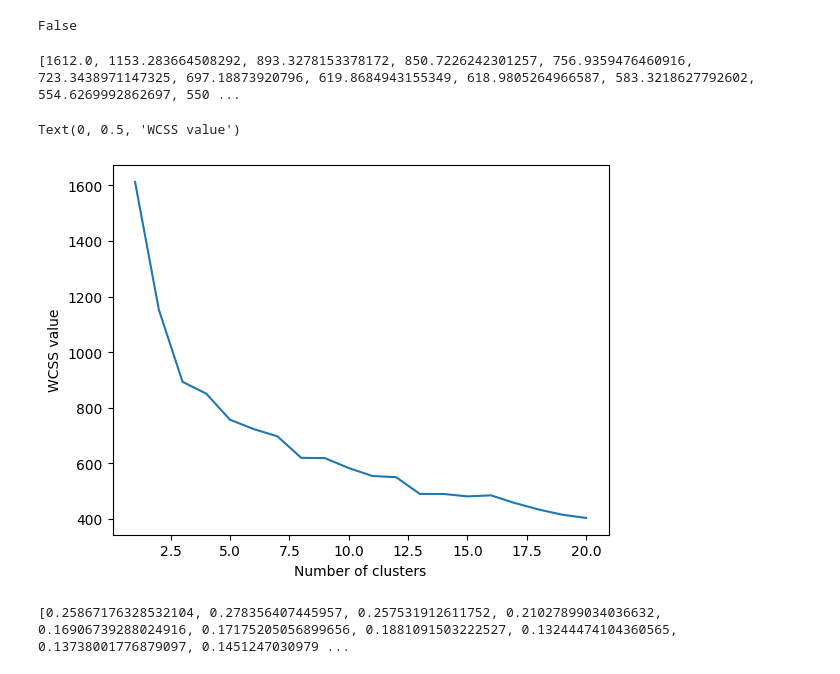
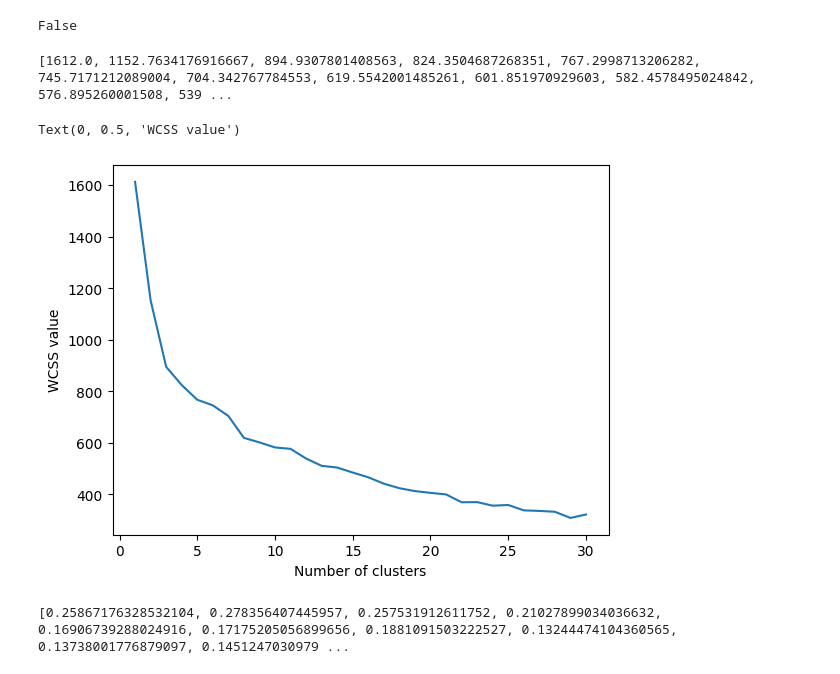
Before and after one commit to 1404Samyak/K-means-Clustering, a Jupyter notebook: clustering.ipynb, the cells around one changed output. Drawn from its saved outputs; the diff is of its cells as text; code cells hidden in the pictures.

```diff
--- a/clustering.ipynb
+++ b/clustering.ipynb
@@ -35,20 +35,20 @@ X_train=scaler.fit_transform(X_train)
 X_test=scaler.transform(X_test)
 # %%
 wcss=[]
-for k in range(1,21):
+for k in range(1,31):
     kmeans=KMeans(n_clusters=k,init='k-means++')
     kmeans.fit(X_train)
     wcss.append(kmeans.inertia_)
 print(wcss)
 # %% [output]
-[1612.0, 1153.283664508292, 893.3278153378172, 850.7226242301257, 756.9359476460916, 723.3438971147325, 697.18873920796, 619.8684943155349, 618.9805264966587, 583.3218627792602, 554.6269992862697, 550 ...
+[1612.0, 1152.7634176916667, 894.9307801408563, 824.3504687268351, 767.2998713206282, 745.7171212089004, 704.342767784553, 619.5542001485261, 601.851970929603, 582.4578495024842, 576.895260001508, 539 ...
 # %%
-plt.plot(range(1,21),wcss)
+plt.plot(range(1,31),wcss)
 plt.xlabel('Number of clusters')
 plt.ylabel('WCSS value')
 # %% [output]
 Text(0, 0.5, 'WCSS value')
-[figure, old version]
+[figure, new version]
 # %%
 scores=[]
 for k in range(2,21):
```
